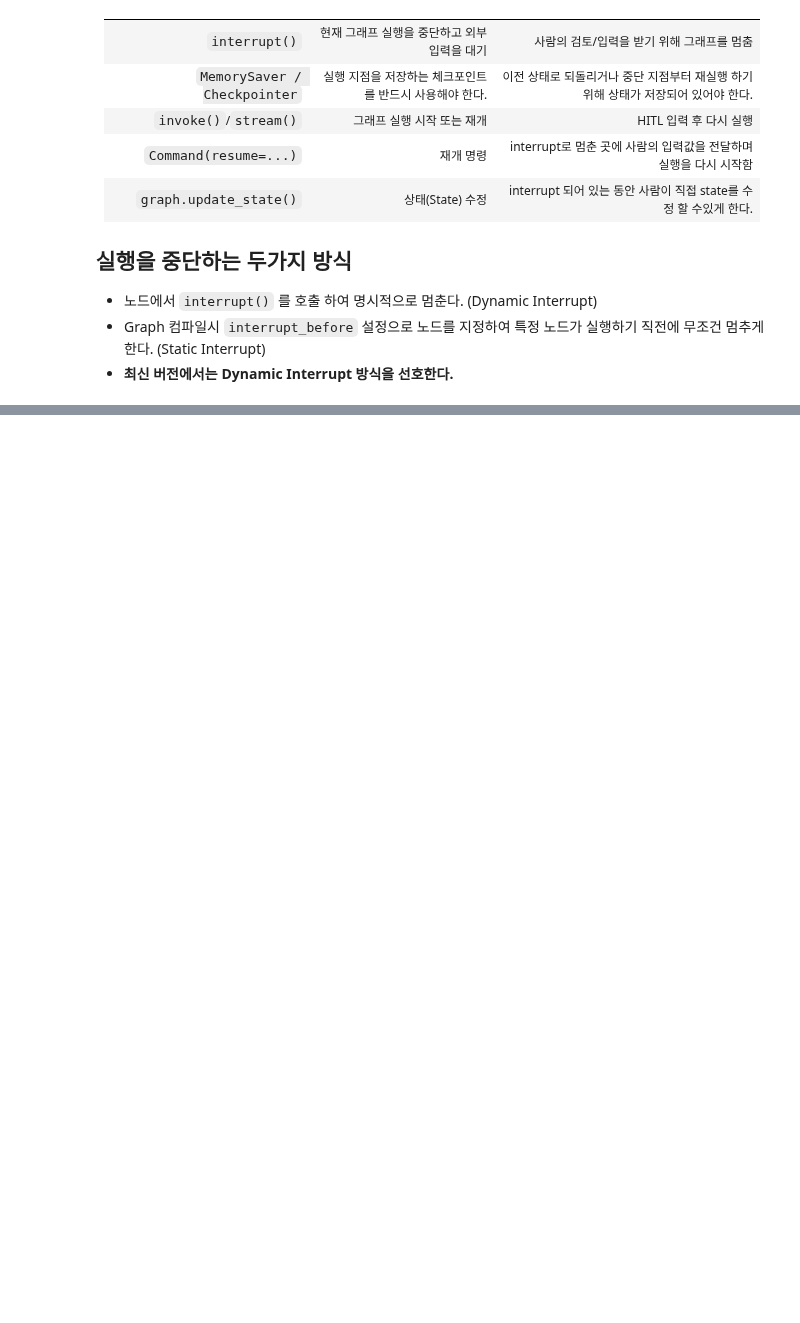
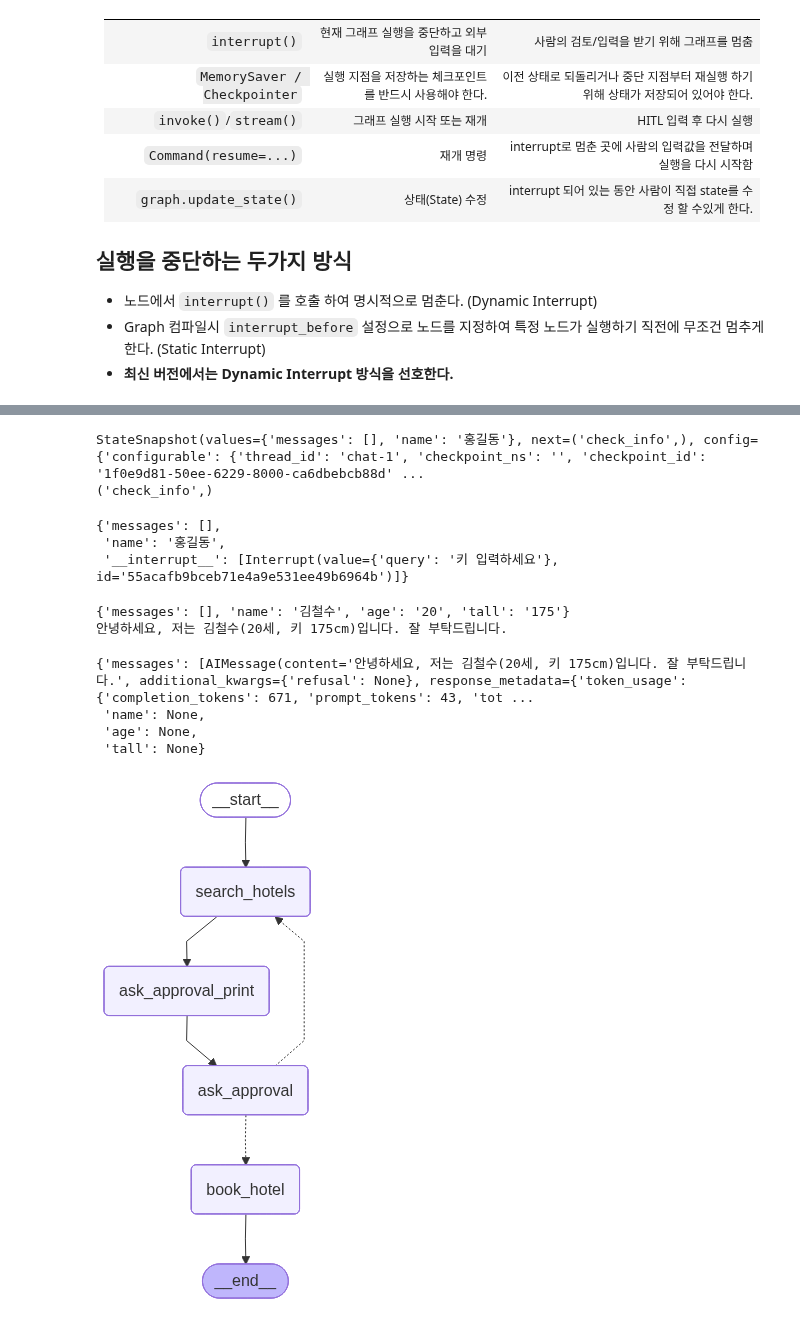
Before and after one commit to silentkit12/SKN21, a Jupyter notebook: 10_langchain/13_Agent_langgraph.ipynb, the cells around one changed output, grey strips where cells are left out. Drawn from its saved outputs; the diff is of its cells as text; code cells hidden in the pictures; blank space fills up the shorter version.

```diff
--- a/10_langchain/13_Agent_langgraph.ipynb
+++ b/10_langchain/13_Agent_langgraph.ipynb
@@ -701,0 +896,39 @@ HITL은 **사람의 판단이 필요한 고위험(high-stakes) 순간**, **맥
+# %%
+print(graph.get_state(config))
+print(graph.get_state(config).next) # 다음에 일할 노드의 이름  # check_info 에서 중단되었으므로 재개 되었을 때 일할 노드는 check_info가 된다.
+# %% [output]
+StateSnapshot(values={'messages': [], 'name': '홍길동'}, next=('check_info',), config={'configurable': {'thread_id': 'chat-1', 'checkpoint_ns': '', 'checkpoint_id': '1f0e9d81-50ee-6229-8000-ca6dbebcb88d' ...
+('check_info',)
+# %%
+cmd = Command(resume={"age":30}) # interrupt 를 재개. resume = value 가 전달된다.
+res = graph.invoke(cmd, config=config)
+res
+# %% [output]
+{'messages': [],
+ 'name': '홍길동',
+ '__interrupt__': [Interrupt(value={'query': '키 입력하세요'}, id='55acafb9bceb71e4a9e531ee49b6964b')]}
+# %%
+###################################################
+# 전체 flow 작성
+###################################################
+config = {"configurable": {"thread_id": "chat-2"}}
+res = graph.invoke({}, config=config)
+
+while '__interrupt__' in res: # dict에서 interrupt 키가 있는지
+    human_input = input(res['__interrupt__'][-1].value["query"]+":")
+    # print(human_input)
+    human_command = Command(resume=human_input)
+    res = graph.invoke(human_command, config=config)
+
+# # 완료후
+print(res['messages'][-1].content)
+# %% [output]
+{'messages': [], 'name': '김철수', 'age': '20', 'tall': '175'}
+안녕하세요, 저는 김철수(20세, 키 175cm)입니다. 잘 부탁드립니다.
+# %%
+res
+# %% [output]
+{'messages': [AIMessage(content='안녕하세요, 저는 김철수(20세, 키 175cm)입니다. 잘 부탁드립니다.', additional_kwargs={'refusal': None}, response_metadata={'token_usage': {'completion_tokens': 671, 'prompt_tokens': 43, 'tot ...
+ 'name': None,
+ 'age': None,
+ 'tall': None}
@@ -701,0 +998,27 @@ HITL은 **사람의 판단이 필요한 고위험(high-stakes) 순간**, **맥
+# %%
+# 그래프 빌더
+builder = StateGraph(AgentState)
+
+# 노드 설정
+builder.add_node("search_hotels", search_hotels)
+builder.add_node("ask_approval", ask_approval)
+builder.add_node("ask_approval_print", ask_approval_print)
+builder.add_node("book_hotel", book_hotel)
+
+# 엣지 정의
+builder.add_edge(START, "search_hotels")
+builder.add_edge("search_hotels", "ask_approval_print")
+builder.add_edge("ask_approval_print", "ask_approval")
+builder.add_conditional_edges("ask_approval", route_after_approval, {
+    "search_hotels": "search_hotels",
+    "book_hotel": "book_hotel"
+})
+builder.add_edge("book_hotel", END)
+
+
+memory = InMemorySaver()
+graph = builder.compile(checkpointer=memory)
+
+display(Image(graph.get_graph().draw_mermaid_png()))
+# %% [output]
+[figure, added]
```
Also changed, not shown: parts of 54 cells of this notebook, 6 other files.
